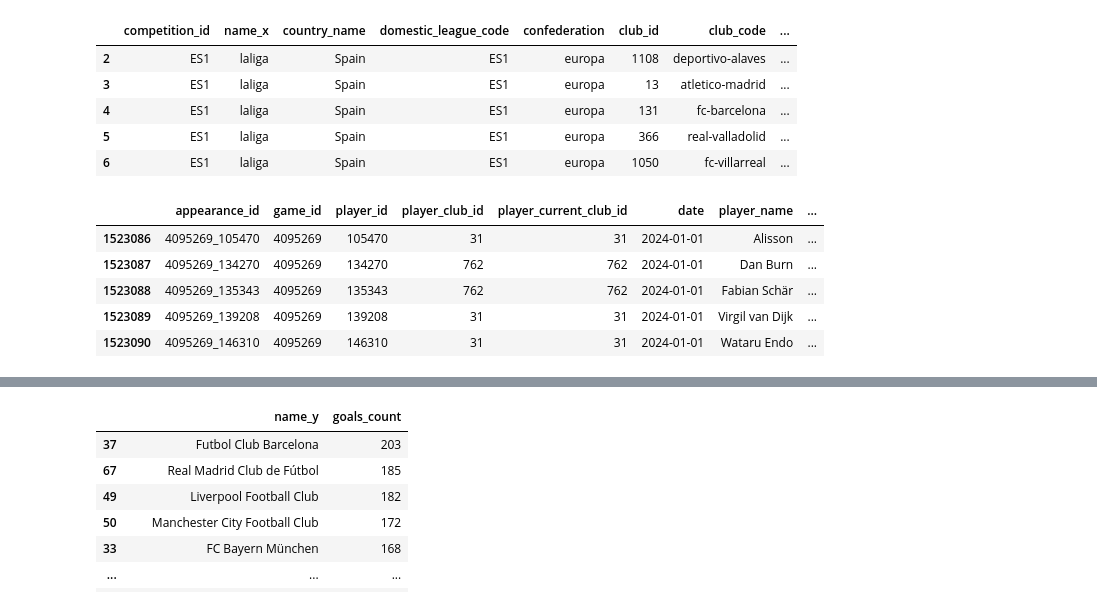
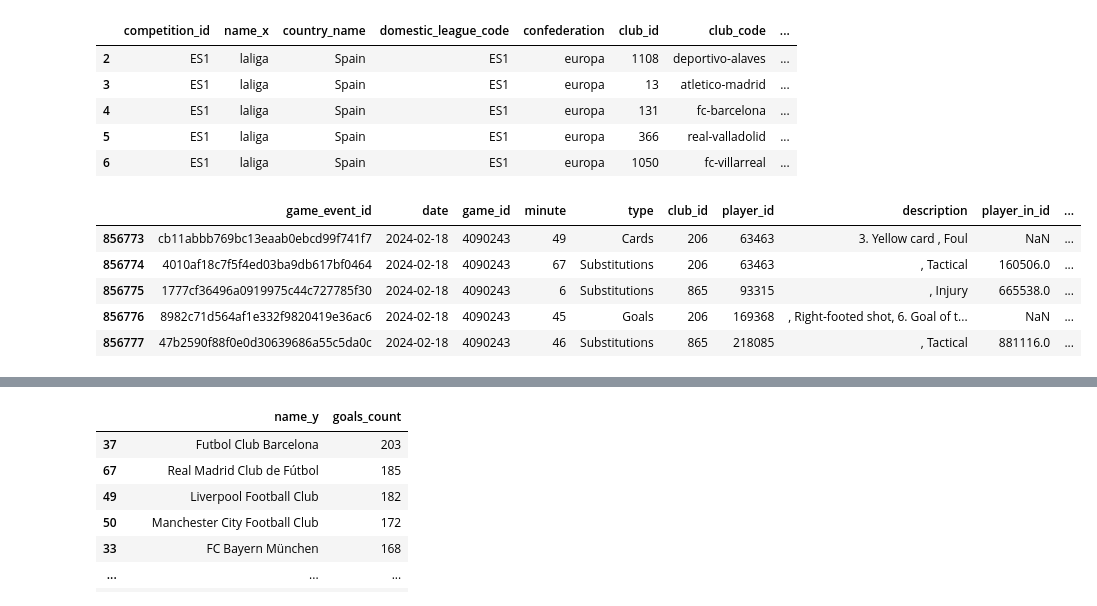
Before and after one commit to iGhostlp/Proyecto_MELI, a Jupyter notebook: Proyecto_MELI.ipynb, the cells around one changed output, grey strips where cells are left out. Cells and saved outputs as stored; diff of their text form; code cells hidden in the pictures.

```diff
--- a/Proyecto_MELI.ipynb
+++ b/Proyecto_MELI.ipynb
@@ -94,9 +98,11 @@ df_appearances = df_appearances[df_appearances['date'] >= '2024-01-01']
+# %%
+df_game_events = df_game_events[(df_game_events['date'] >= '2024-01-01')]
 # %%
-df_appearances.head()
+df_game_events.head()
 # %% [output]
-|  | appearance_id | game_id | player_id | player_club_id | player_current_club_id | date | player_name | ... |
-| 1523086 | 4095269_105470 | 4095269 | 105470 | 31 | 31 | 2024-01-01 | Alisson | ... |
-| 1523087 | 4095269_134270 | 4095269 | 134270 | 762 | 762 | 2024-01-01 | Dan Burn | ... |
-| 1523088 | 4095269_135343 | 4095269 | 135343 | 762 | 762 | 2024-01-01 | Fabian Schär | ... |
-| 1523089 | 4095269_139208 | 4095269 | 139208 | 31 | 31 | 2024-01-01 | Virgil van Dijk | ... |
-| 1523090 | 4095269_146310 | 4095269 | 146310 | 31 | 31 | 2024-01-01 | Wataru Endo | ... |
+|  | game_event_id | date | game_id | minute | type | club_id | player_id | description | player_in_id | ... |
+| 856773 | cb11abbb769bc13eaab0ebcd99f741f7 | 2024-02-18 | 4090243 | 49 | Cards | 206 | 63463 | 3. Yellow card , Foul | NaN | ... |
+| 856774 | 4010af18c7f5f4ed03ba9db617bf0464 | 2024-02-18 | 4090243 | 67 | Substitutions | 206 | 63463 | , Tactical | 160506.0 | ... |
+| 856775 | 1777cf36496a0919975c44c727785f30 | 2024-02-18 | 4090243 | 6 | Substitutions | 865 | 93315 | , Injury | 665538.0 | ... |
+| 856776 | 8982c71d564af1e332f9820419e36ac6 | 2024-02-18 | 4090243 | 45 | Goals | 206 | 169368 | , Right-footed shot, 6. Goal of t... | NaN | ... |
+| 856777 | 47b2590f88f0e0d30639686a55c5da0c | 2024-02-18 | 4090243 | 46 | Substitutions | 865 | 218085 | , Tactical | 881116.0 | ... |
```
Also changed, not shown: parts of 9 cells of this notebook.
